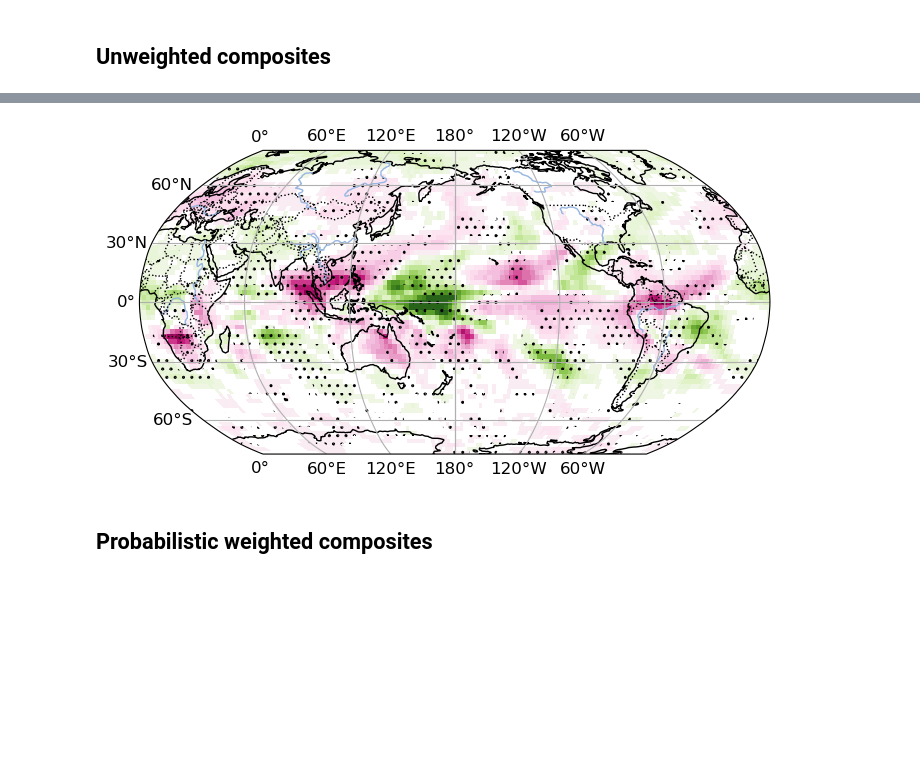
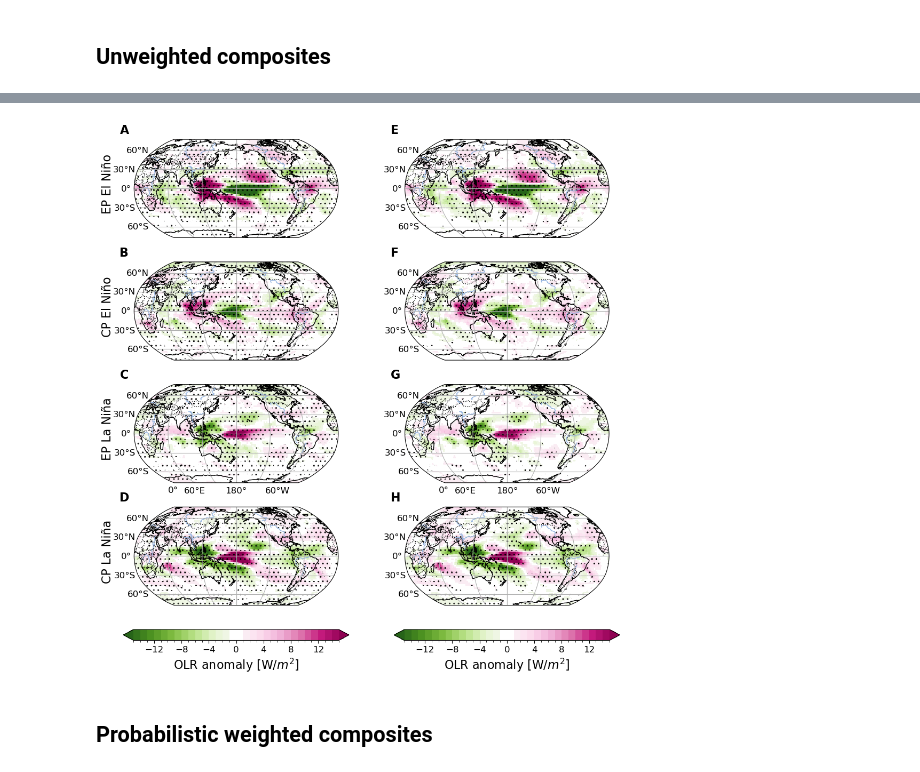
Before and after one commit to jakob-schloer/LatentGMM, a Jupyter notebook: scripts/pcgmm_composites_statsignificance.ipynb, the cells around one changed output, grey strips where cells are left out. Drawn from its saved outputs; the diff is of its cells as text; code cells hidden in the pictures; blank space fills up the shorter version.

```diff
--- a/scripts/pcgmm_composites_statsignificance.ipynb
+++ b/scripts/pcgmm_composites_statsignificance.ipynb
@@ -135,0 +58,9 @@ p_values_flavor.plot(vmin=0, vmax=1.0)
+# %%
+# Unweighted composites
+reload(utenso)
+multiple_testing= None
+composites_unweight, mask_unweight, composites_null, samples_null_unweight, pvalues_unweight = utenso.get_unweighted_composites(
+    ds4comp, f_sst, stattest=stattest, null_hypothesis=null_hypothesis,
+    n_samples_mean=n_samples_mean, alpha=alpha,
+    serial_data=False, multiple_testing=multiple_testing
+)
@@ -135,0 +77,9 @@ p_values_flavor.plot(vmin=0, vmax=1.0)
+# %%
+# Unweighted composites
+reload(utenso)
+multiple_testing= "dunn"
+composites_unweight_fieldcorr, mask_unweight_fieldcorr, composites_null, samples_null_unweight, pvalues_unweight = utenso.get_unweighted_composites(
+    ds4comp, f_sst, stattest=stattest, null_hypothesis=null_hypothesis,
+    n_samples_mean=n_samples_mean, alpha=alpha,
+    serial_data=False, multiple_testing=multiple_testing
+)
@@ -136,21 +96,65 @@ p_values_flavor.plot(vmin=0, vmax=1.0)
 # %%
+# Plot unweighted composites
 plotspec = {
     'ssta': dict(cmap='RdBu_r', vmin=-1.5, vmax=1.5, step=.25, label='SST anomaly [K]'),
     'ssha': dict(cmap='RdGy_r', vmin=-.15, vmax=.15, step=.025, label='SSH anomaly [m]'),
     't2ma': dict(cmap='RdBu_r', vmin=None, vmax=None, step=.25, label='2m temperature anomaly'),
     'olra': dict(cmap='PiYG_r', vmin=-15, vmax=15, step=1, label=r'OLR anomaly [W/$m^2$]'),
 }
-var='olra'
+labels = ["EP El Niño", "CP El Niño", "EP La Niña", "CP La Niña"]
 
-fig = plt.figure()
+n_columns = 2
+n_rows = len(composites_unweight['classes'])
+height_ratios = [9]*(n_rows)
+height_ratios.append(1)
+fig = plt.figure(figsize=(n_columns*6, n_rows*3 + 0.2))
+gs = fig.add_gridspec(n_rows+1, n_columns,
+                      height_ratios=height_ratios,
+                      hspace=0.3, wspace=0.2)
 central_longitude = 180
 proj = ctp.crs.Robinson(central_longitude=central_longitude)
-ax = fig.add_subplot(1,1,1, projection=proj)
-im = gpl.plot_map(mean_sample_flavor, central_longitude=0, ax=ax,
-                  bar='discrete', add_bar=False,
-                  cmap=plotspec[var]['cmap'],
-                  vmin=plotspec[var]['vmin'], vmax=plotspec[var]['vmax'],
-                  step=plotspec[var]['step'], centercolor='#FFFFFF')
-gpl.significance_mask(mask_flavor, ax=ax,
-                      central_longitude=0)
+
+axs = []
+for j in range(n_columns):
+    var = 'olra'
+    mean = composites_unweight[var] if j == 0 else composites_unweight_fieldcorr[var]
+    mask = mask_unweight[var] if j == 0 else mask_unweight_fieldcorr[var]
+
+    # ENSO flavor composites
+    for i in range(len(mean['classes'])):
+        comp_flavor = mean.isel(classes=i)
+        mask_flavor = mask.isel(classes=i)
+        ax = fig.add_subplot(gs[i, j], projection=proj)
+
+        im = gpl.plot_map(comp_flavor, central_longitude=0, ax=ax,
+                          bar='discrete', add_bar=False,
+                          cmap=plotspec[var]['cmap'],
+                          vmin=plotspec[var]['vmin'], vmax=plotspec[var]['vmax'],
+                          step=plotspec[var]['step'], centercolor='#FFFFFF')
+        gpl.significance_mask(mask_flavor, ax=ax,
+                              central_longitude=0)
+        # Remove labels
+        im['gl'].top_labels = False
+        im['gl'].right_labels = False
+        if i+1 == n_rows-1:
+            im['gl'].bottom_labels = True
+        else:
+            im['gl'].bottom_labels = False
+
+        # Set number of significant points as title
+        if j ==0:
+            ax.text(-0.1, 0.55, rf"{labels[i]}", va='bottom', ha='center',
+                    rotation='vertical', rotation_mode='anchor',
+                    transform=ax.transAxes, fontsize=16)
+        axs.append(ax)
+
+    # Shared colorbar
+    ax = fig.add_subplot(gs[-1, j])
+    cbar = plt.colorbar(im['im'], orientation='horizontal', shrink=0.3,
+                        cax=ax, extend='both')
+    cbar.set_label(f"{plotspec[var]['label']}", size=16)
+
+_ = gpl.enumerate_subplots(np.array(axs), pos_x=-0.07, pos_y=1.06, fontsize=16)
+
+plt.savefig("../output/plots/olr_composites_unweighted_statsign.png", dpi=300, bbox_inches='tight')
 # %% [output]
@@ -159 +161 @@ gpl.significance_mask(mask_flavor, ax=ax,
-[figure, old version]
+[figure, new version]
```
Also changed, not shown: parts of 13 cells of this notebook, 3 other files.
